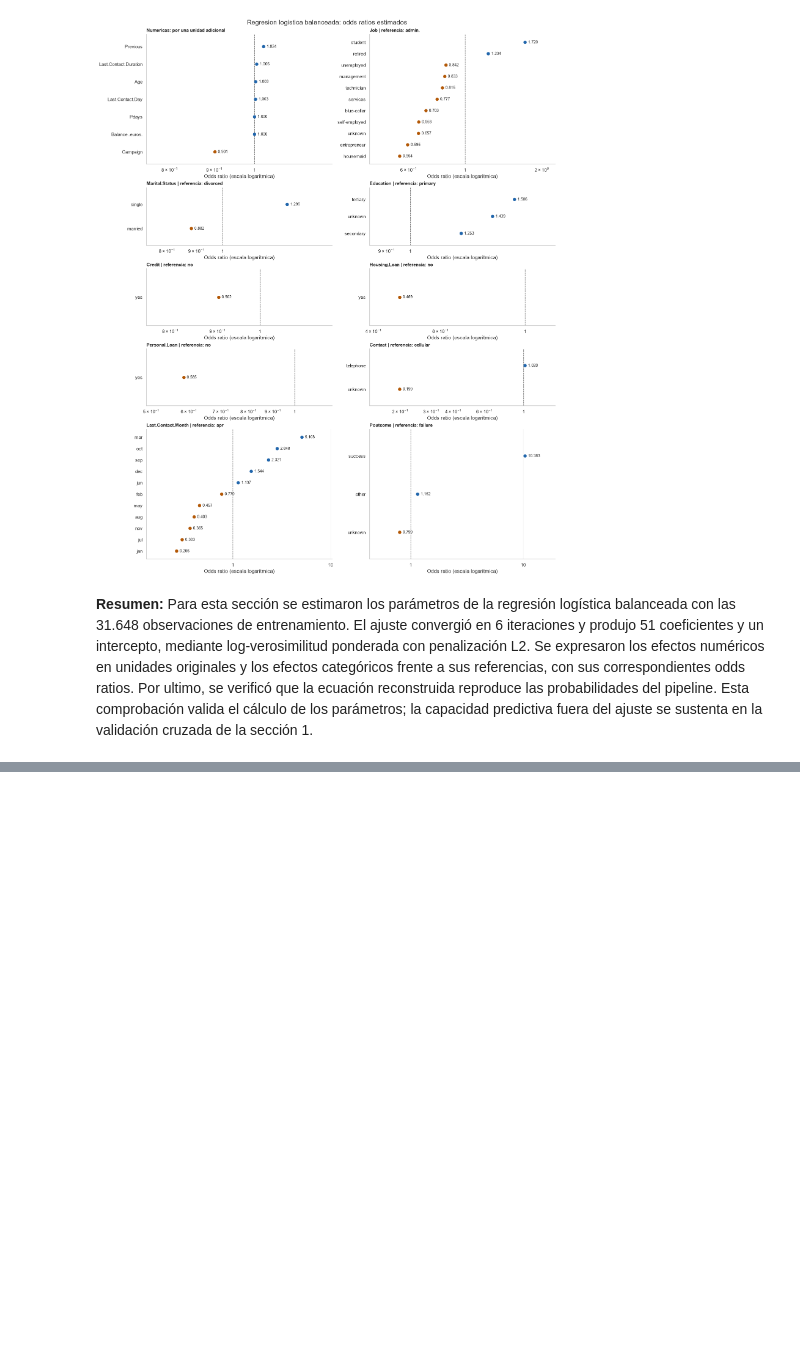
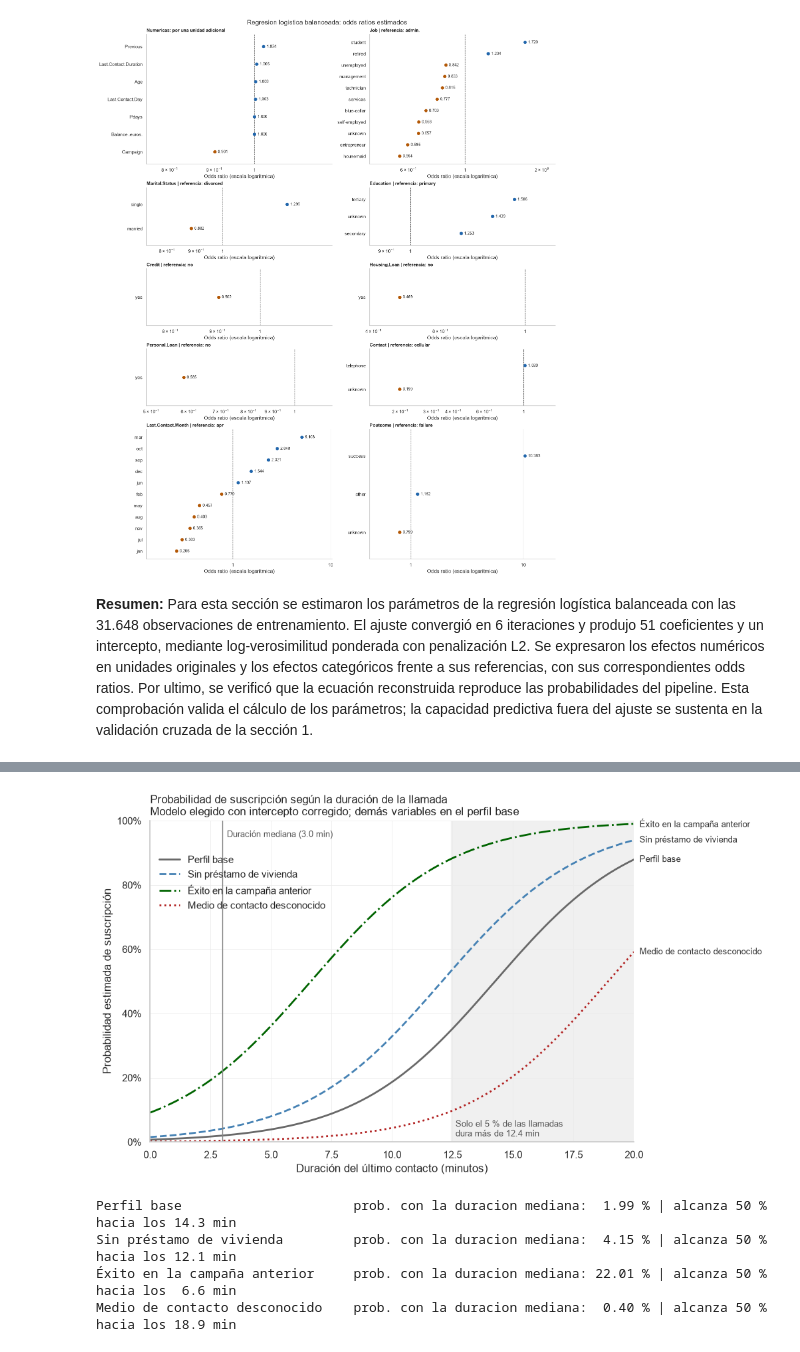
Before and after one commit to DiegoFS99/proyecto-mae, a Jupyter notebook: desarrollo_modelo_clasificacion.ipynb, the cells around one changed output, grey strips where cells are left out. Saved outputs shown, nothing was run; the diff lists cells and outputs as text; code cells hidden in the pictures; blank space fills up the shorter version.

```diff
--- a/desarrollo_modelo_clasificacion.ipynb
+++ b/desarrollo_modelo_clasificacion.ipynb
@@ -515,0 +995,55 @@ Para esta sección se estimaron los parámetros de la regresión logística bala
+# %%
+from matplotlib.ticker import PercentFormatter
+
+minutos = np.linspace(0, 20, 161)
+variantes_curva = [
+    ('Perfil base', {}, 'dimgray', '-'),
+    ('Sin préstamo de vivienda', {'Housing.Loan': 'no'}, 'steelblue', '--'),
+    ('Éxito en la campaña anterior', escenarios['Éxito en la campaña anterior'], 'darkgreen', '-.'),
+    ('Medio de contacto desconocido', {'Contact': 'unknown'}, 'firebrick', ':'),
+]
+fig_prob, eje_prob = plt.subplots(figsize=(10, 5.8), layout='constrained')
+percentil_95 = X['Last.Contact.Duration'].quantile(0.95) / 60
+eje_prob.axvspan(percentil_95, minutos[-1], color='#f0f0f0', zorder=0)
+eje_prob.annotate(f'Solo el 5 % de las llamadas\ndura más de {percentil_95:.1f} min', (percentil_95, 0.01),
+                  xytext=(5, 0), textcoords='offset points', fontsize=9, color='#555555', va='bottom')
+for etiqueta, cambios, color, estilo in variantes_curva:
+    curva = pd.DataFrame([{**perfil_base, **cambios}] * len(minutos))[X.columns]
+    curva['Last.Contact.Duration'] = minutos * 60
+    probabilidades = expit(modelo_final.decision_function(curva) - log_razon_pesos)
+    eje_prob.plot(minutos, probabilidades, color=color, linestyle=estilo, linewidth=2, label=etiqueta)
+    eje_prob.annotate(etiqueta, (minutos[-1], probabilidades[-1]), xytext=(6, 0),
+                      textcoords='offset points', va='center', fontsize=9, color='#333333')
+mediana_minutos = perfil_base['Last.Contact.Duration'] / 60
+eje_prob.axvline(mediana_minutos, color='#888888', linewidth=1)
+eje_prob.annotate(f'Duración mediana ({mediana_minutos:.1f} min)', (mediana_minutos, 0.97),
+                  xytext=(5, 0), textcoords='offset points', fontsize=9, color='#555555', va='top')
+eje_prob.set_xlim(0, 20)
+eje_prob.set_ylim(0, 1)
+eje_prob.yaxis.set_major_formatter(PercentFormatter(1.0))
+eje_prob.set_xlabel('Duración del último contacto (minutos)')
+eje_prob.set_ylabel('Probabilidad estimada de suscripción')
+eje_prob.set_title('Probabilidad de suscripción según la duración de la llamada\n'
+                   'Modelo elegido con intercepto corregido; demás variables en el perfil base',
+                   loc='left', fontsize=12)
+eje_prob.grid(color='#ececec', linewidth=0.6)
+eje_prob.spines[['top', 'right']].set_visible(False)
+eje_prob.legend(loc='upper left', bbox_to_anchor=(0, 0.92), frameon=False)
+fig_prob.savefig(ruta_anexos / 'interpretacion_probabilidad_duracion.png', dpi=200,
+                 bbox_inches='tight', facecolor='white')
+plt.show()
+
+# Duracion a la que cada perfil alcanza 50 %: el logit corregido se hace cero.
+beta_duracion = beta_elegido['Last.Contact.Duration']
+for etiqueta, cambios, _, _ in variantes_curva:
+    perfil = pd.DataFrame([{**perfil_base, **cambios, 'Last.Contact.Duration': 0.0}])[X.columns]
+    logit_cero = modelo_final.decision_function(perfil)[0] - log_razon_pesos
+    print(f'{etiqueta:32s} prob. con la duracion mediana: '
+          f'{100 * expit(logit_cero + beta_duracion * perfil_base["Last.Contact.Duration"]):5.2f} %'
+          f' | alcanza 50 % hacia los {-logit_cero / beta_duracion / 60:4.1f} min')
+# %% [output]
+[figure, added]
+Perfil base                      prob. con la duracion mediana:  1.99 % | alcanza 50 % hacia los 14.3 min
+Sin préstamo de vivienda         prob. con la duracion mediana:  4.15 % | alcanza 50 % hacia los 12.1 min
+Éxito en la campaña anterior     prob. con la duracion mediana: 22.01 % | alcanza 50 % hacia los  6.6 min
+Medio de contacto desconocido    prob. con la duracion mediana:  0.40 % | alcanza 50 % hacia los 18.9 min
```
Also changed, not shown: parts of 26 cells of this notebook, 4 other files.
